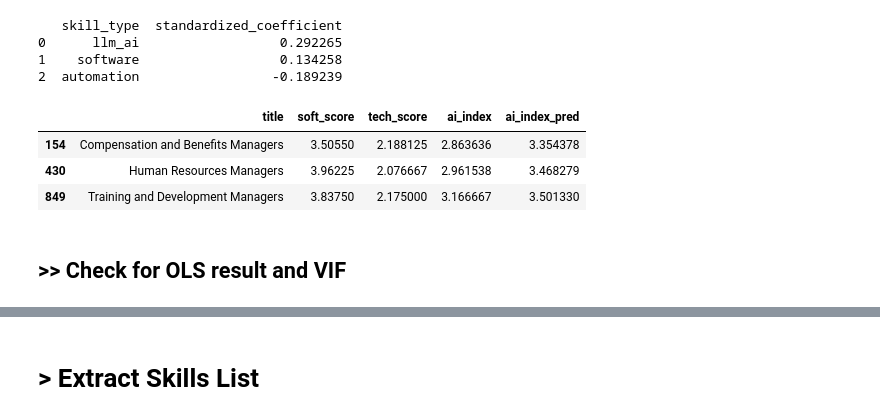
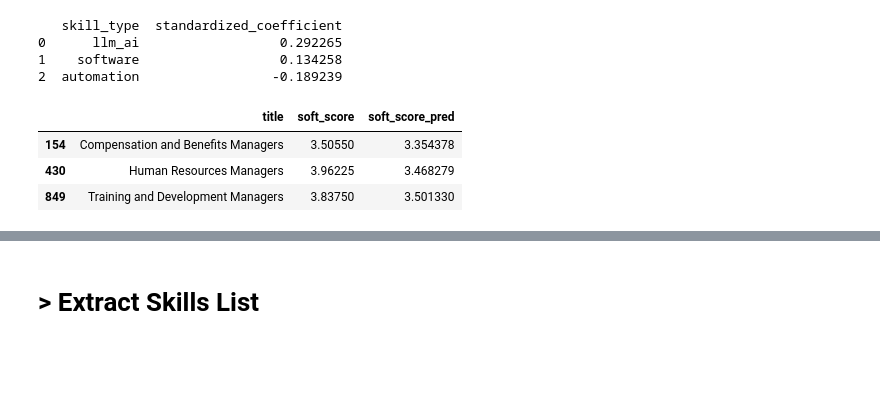
Before and after one commit to pradervonsky/haste, a Jupyter notebook: hr_skills.ipynb, the cells around one changed output, grey strips where cells are left out. Cells and saved outputs as stored; diff of their text form; code cells hidden in the pictures; blank space fills up the shorter version.

```diff
--- a/hr_skills.ipynb
+++ b/hr_skills.ipynb
@@ -188,16 +185,0 @@ dtype: int64
-# %%
-from sklearn.model_selection import train_test_split
-
-# Define target and features
-df['ai_index'] = df[['llm_ai', 'software', 'automation']].mean(axis=1)
-
-y = df[['soft_score']]
-X = df[['llm_ai', 'software', 'automation']]
-
-# Split the data
-X_train, X_test, y_train, y_test = train_test_split(
-    X,
-    y,
-    test_size=0.3,
-    random_state=15
-)
@@ -301,29 +310,26 @@ print(coef_df)
 # %%
 # Fit final model on full data
 ols.fit(X, y.values.ravel())
 
 # Predict AI exposure
-df['ai_index_pred'] = ols.predict(X)
+df['soft_score_pred'] = ols.predict(X)
 
 # Inspect HR roles
 hr_managers = [
     'Compensation and Benefits Managers',
     'Training and Development Managers',
     'Human Resources Managers'
 ]
 
 hr_roles = df[df['title'].isin(hr_managers)][
-    ['title', 'soft_score', 'tech_score', 'ai_index', 'ai_index_pred']
+    ['title', 'soft_score', 'soft_score_pred']
 ]
-
 hr_roles
 # %% [output]
-|  | title | soft_score | tech_score | ai_index | ai_index_pred |
-| 154 | Compensation and Benefits Managers | 3.50550 | 2.188125 | 2.863636 | 3.354378 |
-| 430 | Human Resources Managers | 3.96225 | 2.076667 | 2.961538 | 3.468279 |
-| 849 | Training and Development Managers | 3.83750 | 2.175000 | 3.166667 | 3.501330 |
+|  | title | soft_score | soft_score_pred |
+| 154 | Compensation and Benefits Managers | 3.50550 | 3.354378 |
+| 430 | Human Resources Managers | 3.96225 | 3.468279 |
+| 849 | Training and Development Managers | 3.83750 | 3.501330 |
-# %% [markdown]
-## >> Check for OLS result and VIF
 # %%
 import statsmodels.api as sm
 feature_names = ols.named_steps['preprocess'].get_feature_names_out()
```
Also changed, not shown: parts of 25 cells of this notebook.
